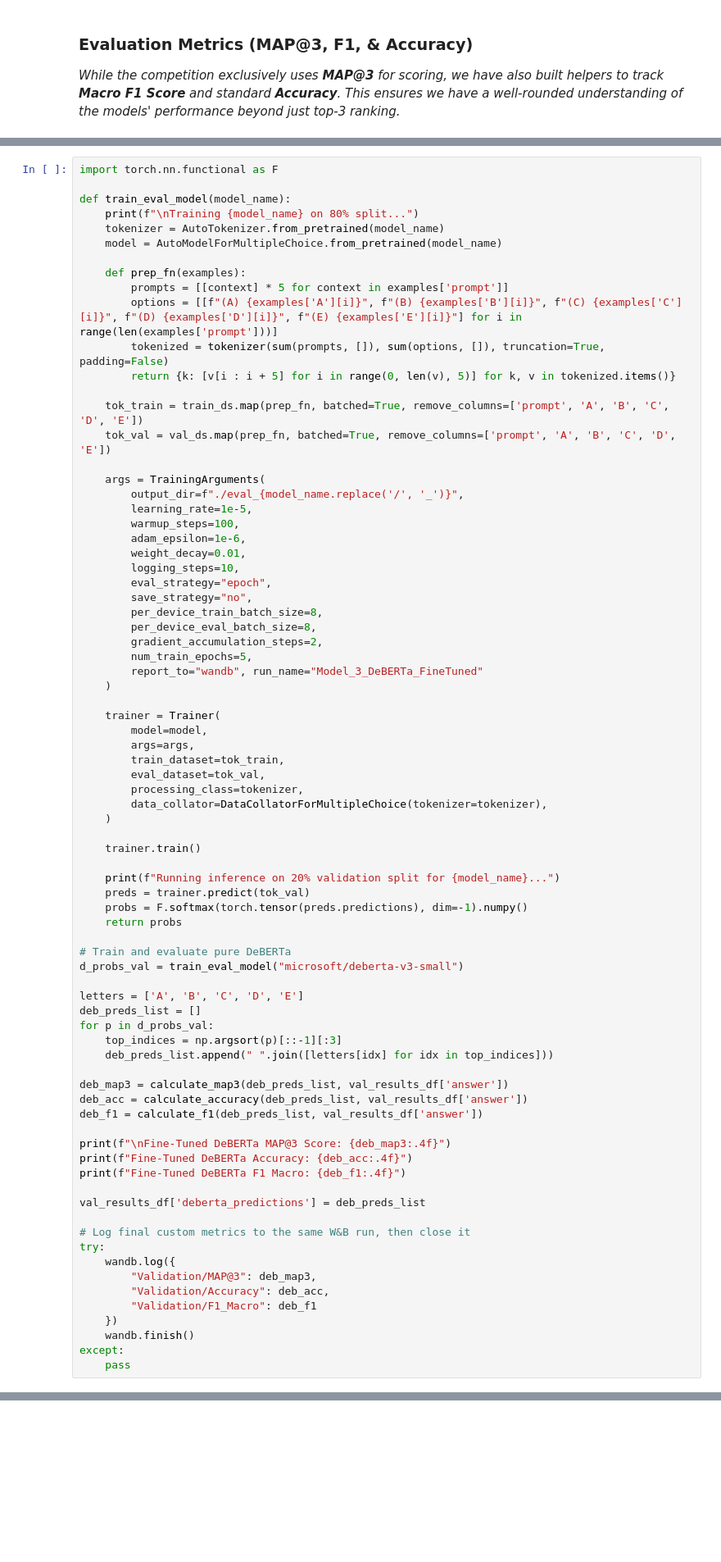
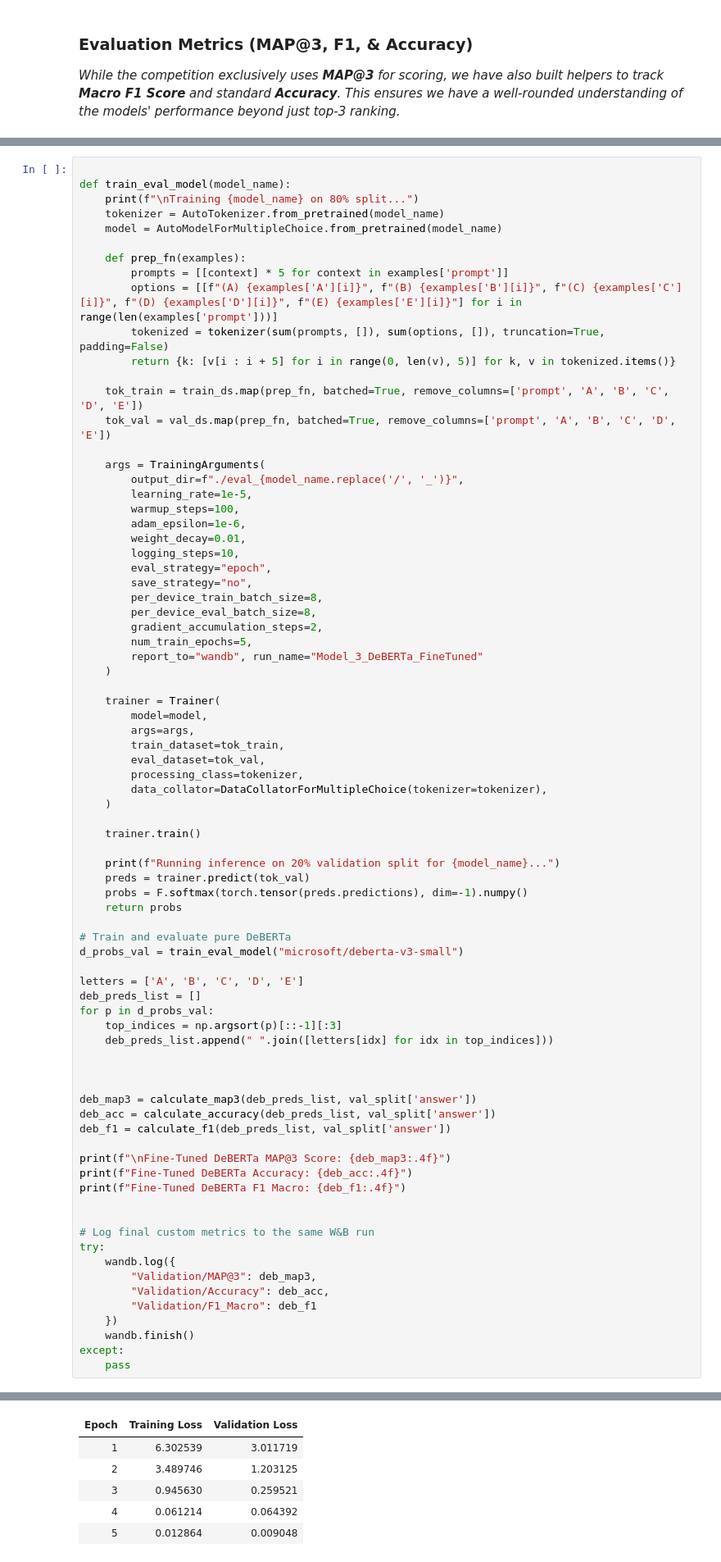
Before and after one commit to soham-zero/dl-genai-project-26-t2, a Jupyter notebook: notebooks/final_notebook.ipynb, the cells around one changed output, grey strips where cells are left out. Shown at 82% size. Cells and saved outputs as stored; diff of their text form; blank space fills up the shorter version.

```diff
--- a/notebooks/final_notebook.ipynb
+++ b/notebooks/final_notebook.ipynb
@@ -345,6 +541,5 @@ val_ds = Dataset.from_pandas(val_df[["prompt", "A", "B", "C", "D", "E", "label"]
 tokenized_val = val_ds.map(preprocess_function, batched=True, remove_columns=["prompt", "A", "B", "C", "D", "E"])
 # %%
-import torch.nn.functional as F
 
 def train_eval_model(model_name):
     print(f"\nTraining {model_name} on 80% split...")
@@ -401,17 +596,18 @@ for p in d_probs_val:
     top_indices = np.argsort(p)[::-1][:3]
     deb_preds_list.append(" ".join([letters[idx] for idx in top_indices]))
 
-deb_map3 = calculate_map3(deb_preds_list, val_results_df['answer'])
-deb_acc = calculate_accuracy(deb_preds_list, val_results_df['answer'])
-deb_f1 = calculate_f1(deb_preds_list, val_results_df['answer'])
+
+
+deb_map3 = calculate_map3(deb_preds_list, val_split['answer'])
+deb_acc = calculate_accuracy(deb_preds_list, val_split['answer'])
+deb_f1 = calculate_f1(deb_preds_list, val_split['answer'])
 
 print(f"\nFine-Tuned DeBERTa MAP@3 Score: {deb_map3:.4f}")
 print(f"Fine-Tuned DeBERTa Accuracy: {deb_acc:.4f}")
 print(f"Fine-Tuned DeBERTa F1 Macro: {deb_f1:.4f}")
 
-val_results_df['deberta_predictions'] = deb_preds_list
 
-# Log final custom metrics to the same W&B run, then close it
+# Log final custom metrics to the same W&B run
 try:
     wandb.log({
         "Validation/MAP@3": deb_map3,
@@ -421,3 +617,4 @@ try:
     wandb.finish()
 except:
     pass
+# %% [output]
@@ -423,0 +648,6 @@ except:
+| Epoch | Training Loss | Validation Loss |
+| 1 | 6.302539 | 3.011719 |
+| 2 | 3.489746 | 1.203125 |
+| 3 | 0.945630 | 0.259521 |
+| 4 | 0.061214 | 0.064392 |
+| 5 | 0.012864 | 0.009048 |
```
Also changed, not shown: parts of 48 cells of this notebook, 1 other file.
